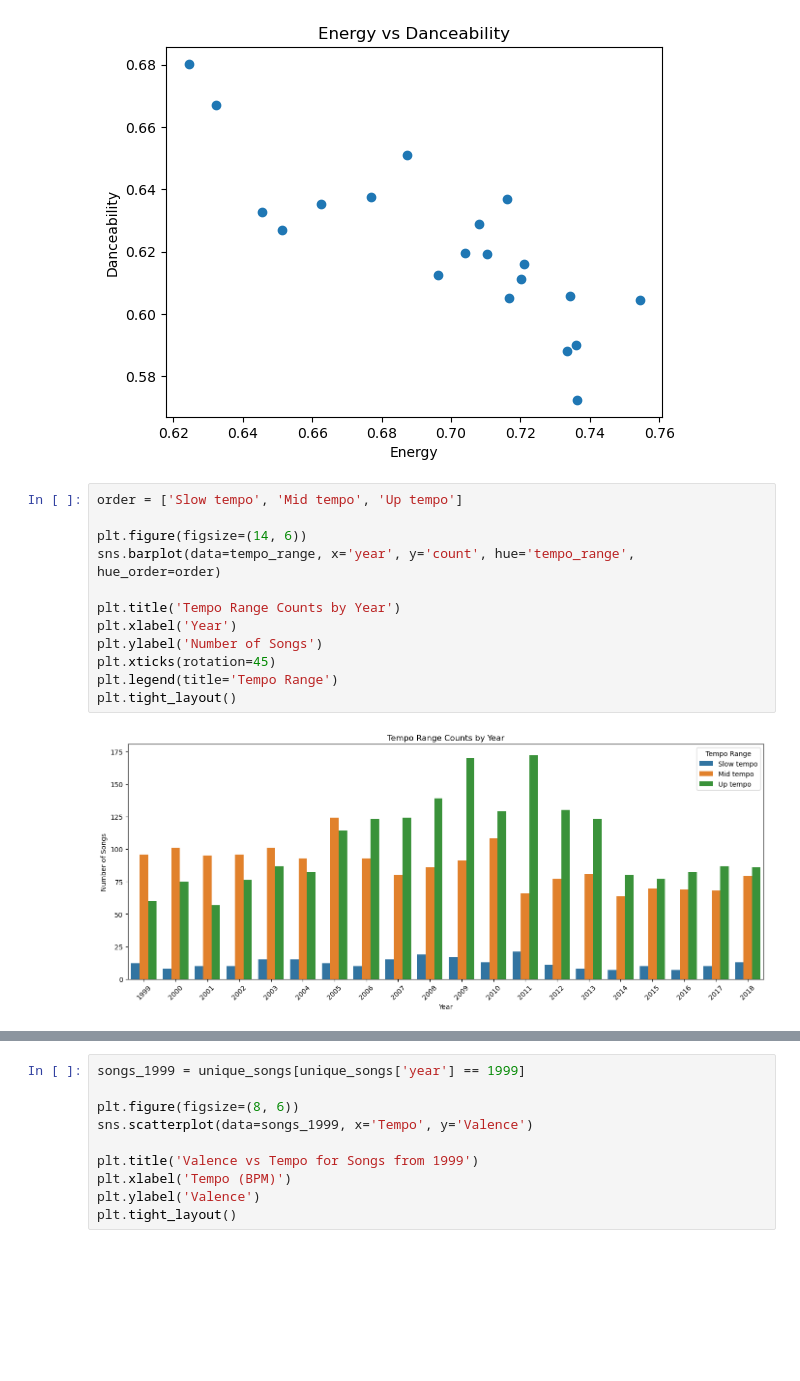
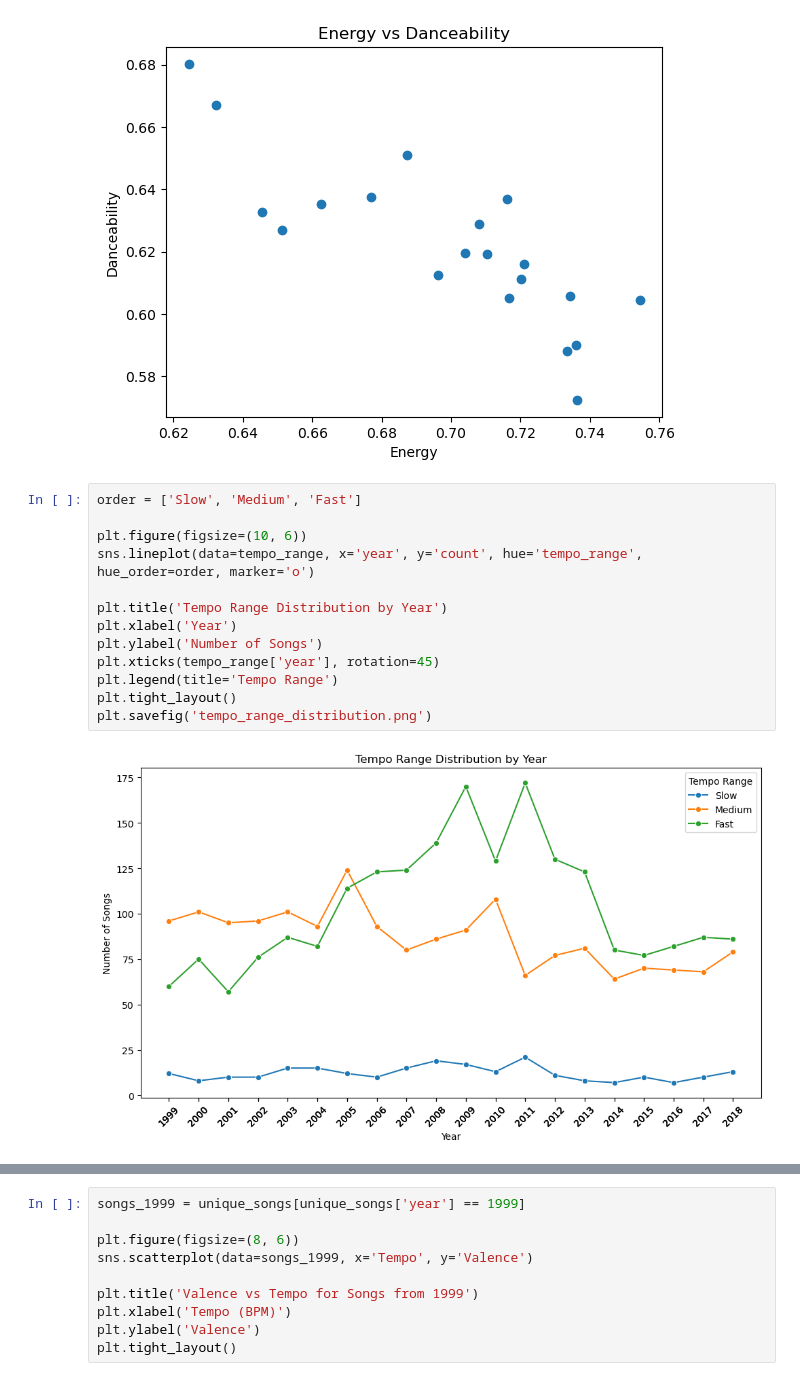
Before and after one commit to bergen-christensen/Capstone, a Jupyter notebook: notebooks/capstone_bergen.ipynb, the cells around one changed output, grey strips where cells are left out. Cells and saved outputs as stored; diff of their text form; blank space fills up the shorter version.

```diff
--- a/notebooks/capstone_bergen.ipynb
+++ b/notebooks/capstone_bergen.ipynb
@@ -403,16 +482,17 @@ plt.show()
 # %% [output]
 [figure]
 # %%
-order = ['Slow tempo', 'Mid tempo', 'Up tempo']
+order = ['Slow', 'Medium', 'Fast']
 
-plt.figure(figsize=(14, 6))
-sns.barplot(data=tempo_range, x='year', y='count', hue='tempo_range', hue_order=order)
+plt.figure(figsize=(10, 6))
+sns.lineplot(data=tempo_range, x='year', y='count', hue='tempo_range', hue_order=order, marker='o')
 
-plt.title('Tempo Range Counts by Year')
+plt.title('Tempo Range Distribution by Year')
 plt.xlabel('Year')
 plt.ylabel('Number of Songs')
-plt.xticks(rotation=45)
+plt.xticks(tempo_range['year'], rotation=45)
 plt.legend(title='Tempo Range')
 plt.tight_layout()
+plt.savefig('tempo_range_distribution.png')
 # %% [output]
-[figure, old version]
+[figure, new version]
```
Also changed, not shown: parts of 17 cells of this notebook.
